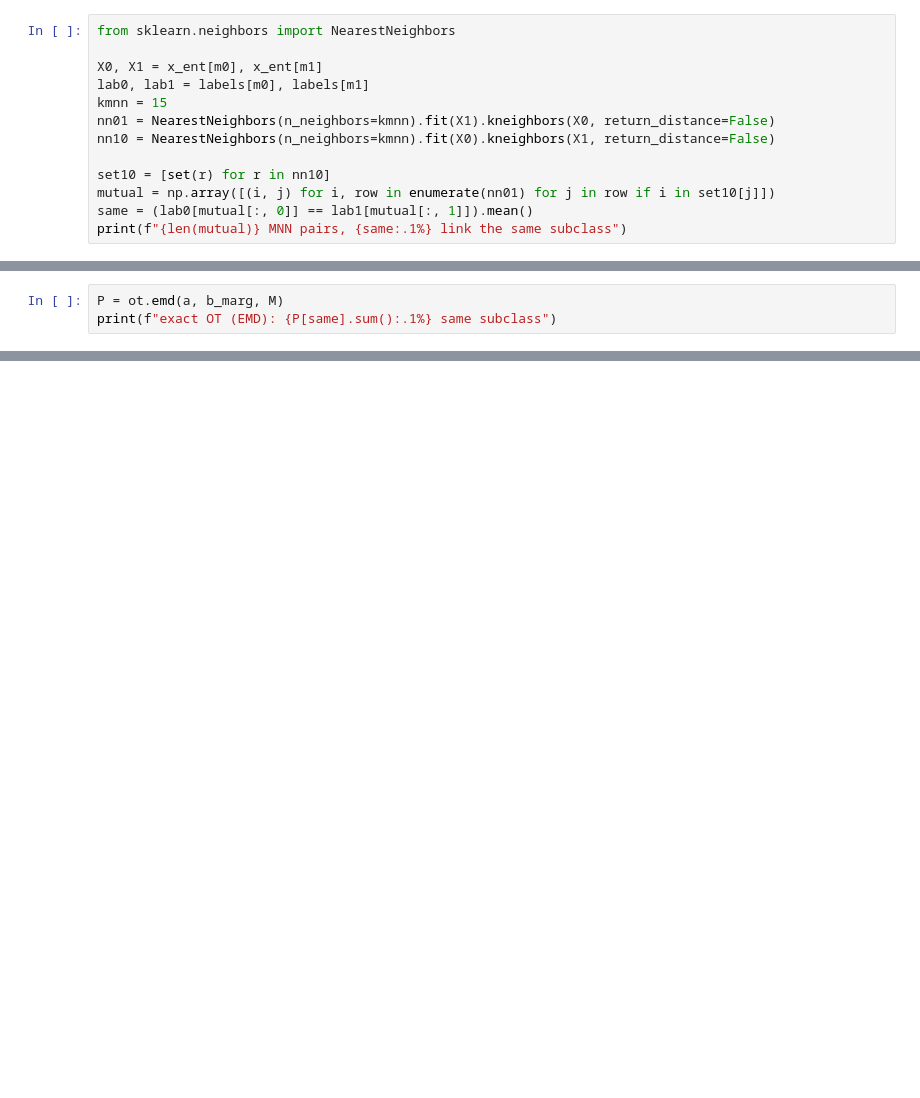
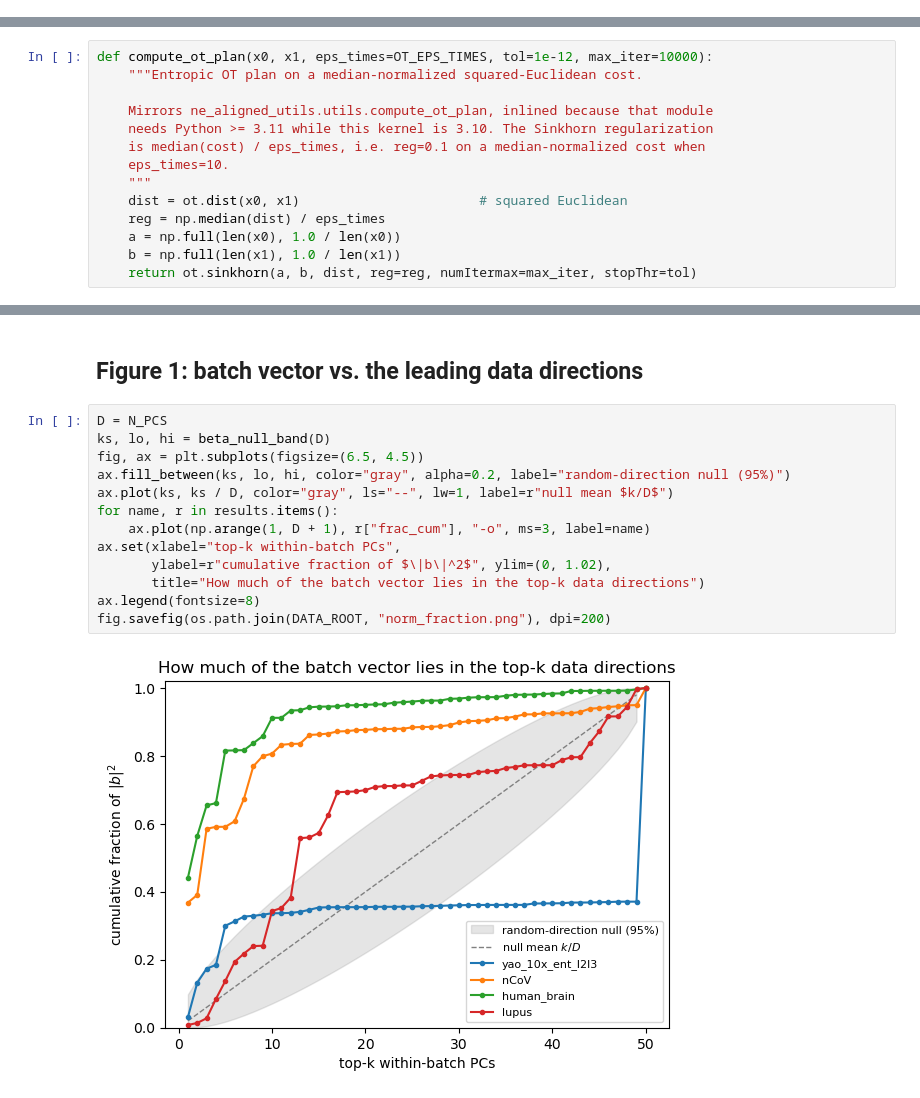
Before and after one commit to NDR-lab/ot-tsne, a Jupyter notebook: notebooks/orthongality_of_batch_effect.ipynb, the cells around one changed output, grey strips where cells are left out. Cells and saved outputs as stored; diff of their text form; blank space fills up the shorter version.

Commit message:
nice figures for orthgonality plot

```diff
--- a/notebooks/orthongality_of_batch_effect.ipynb
+++ b/notebooks/orthongality_of_batch_effect.ipynb
@@ -324,13 +0,0 @@ m1 = meta_ent["donor_sex_label"] == "M"
-# %%
-from sklearn.neighbors import NearestNeighbors
-
-X0, X1 = x_ent[m0], x_ent[m1]
-lab0, lab1 = labels[m0], labels[m1]
-kmnn = 15
-nn01 = NearestNeighbors(n_neighbors=kmnn).fit(X1).kneighbors(X0, return_distance=False)
-nn10 = NearestNeighbors(n_neighbors=kmnn).fit(X0).kneighbors(X1, return_distance=False)
-
-set10 = [set(r) for r in nn10]
-mutual = np.array([(i, j) for i, row in enumerate(nn01) for j in row if i in set10[j]])
-same = (lab0[mutual[:, 0]] == lab1[mutual[:, 1]]).mean()
-print(f"{len(mutual)} MNN pairs, {same:.1%} link the same subclass")
@@ -387,3 +0,0 @@ chance same-subclass: 10.9%
-# %%
-P = ot.emd(a, b_marg, M)
-print(f"exact OT (EMD): {P[same].sum():.1%} same subclass")
@@ -391,0 +35,14 @@ exact OT (EMD): 71.9% same subclass
+# %%
+def compute_ot_plan(x0, x1, eps_times=OT_EPS_TIMES, tol=1e-12, max_iter=10000):
+    """Entropic OT plan on a median-normalized squared-Euclidean cost.
+
+    Mirrors ne_aligned_utils.utils.compute_ot_plan, inlined because that module
+    needs Python >= 3.11 while this kernel is 3.10. The Sinkhorn regularization
+    is median(cost) / eps_times, i.e. reg=0.1 on a median-normalized cost when
+    eps_times=10.
+    """
+    dist = ot.dist(x0, x1)                       # squared Euclidean
+    reg = np.median(dist) / eps_times
+    a = np.full(len(x0), 1.0 / len(x0))
+    b = np.full(len(x1), 1.0 / len(x1))
+    return ot.sinkhorn(a, b, dist, reg=reg, numItermax=max_iter, stopThr=tol)
@@ -391,0 +322,17 @@ exact OT (EMD): 71.9% same subclass
+# %% [markdown]
+## Figure 1: batch vector vs. the leading data directions
+# %%
+D = N_PCS
+ks, lo, hi = beta_null_band(D)
+fig, ax = plt.subplots(figsize=(6.5, 4.5))
+ax.fill_between(ks, lo, hi, color="gray", alpha=0.2, label="random-direction null (95%)")
+ax.plot(ks, ks / D, color="gray", ls="--", lw=1, label=r"null mean $k/D$")
+for name, r in results.items():
+    ax.plot(np.arange(1, D + 1), r["frac_cum"], "-o", ms=3, label=name)
+ax.set(xlabel="top-k within-batch PCs",
+       ylabel=r"cumulative fraction of $\|b\|^2$", ylim=(0, 1.02),
+       title="How much of the batch vector lies in the top-k data directions")
+ax.legend(fontsize=8)
+fig.savefig(os.path.join(DATA_ROOT, "norm_fraction.png"), dpi=200)
+# %% [output]
+[figure, added]
```
Also changed, not shown: parts of 63 cells of this notebook.
